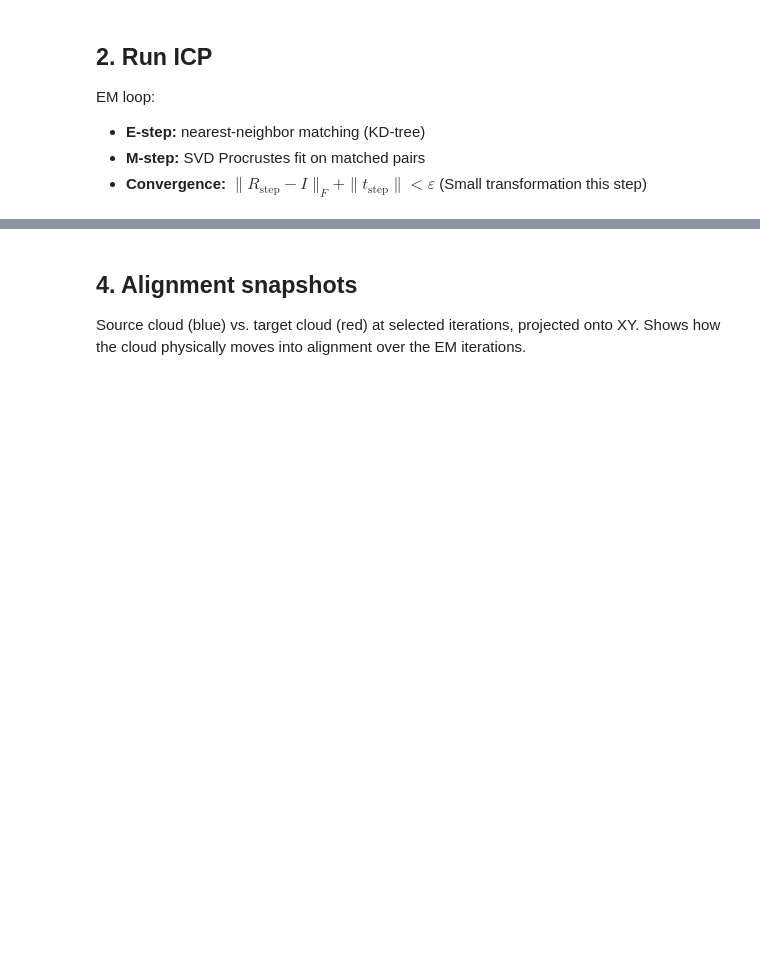
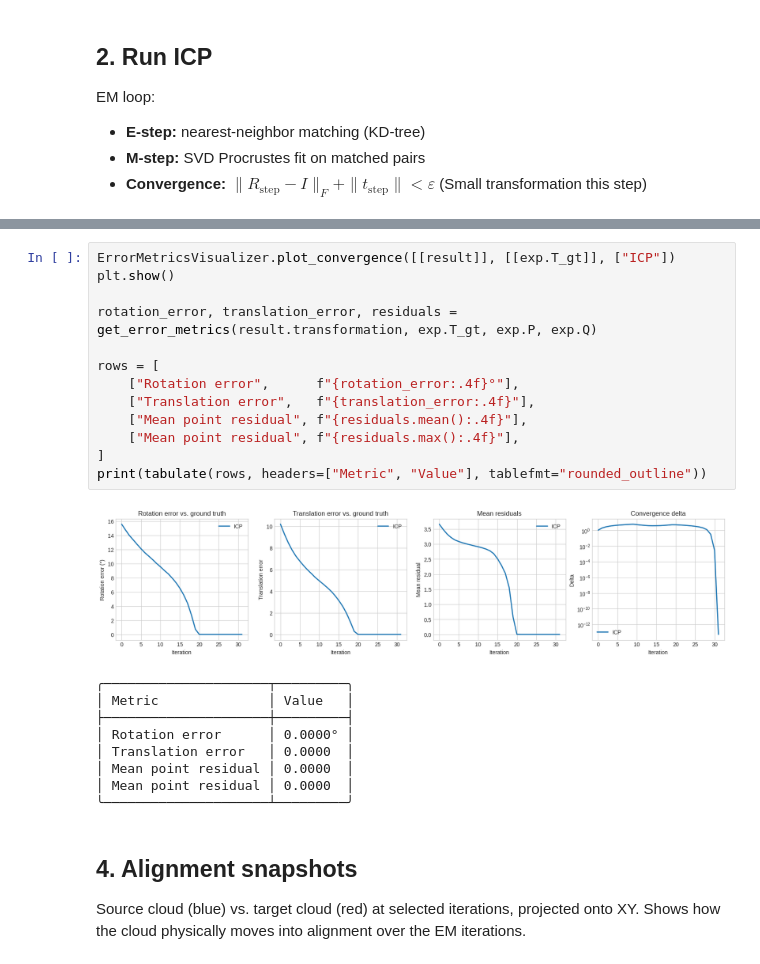
Before and after one commit to AdrianDegenkolb/TransformationRecovery, a Jupyter notebook: notebooks/2_icp.ipynb, the cells around one changed output, grey strips where cells are left out. Drawn from its saved outputs; the diff is of its cells as text; blank space fills up the shorter version.

```diff
--- a/notebooks/2_icp.ipynb
+++ b/notebooks/2_icp.ipynb
@@ -87,3 +72,26 @@ print(tabulate(rows, headers=["Metric", "Value"], tablefmt="rounded_outline"))
+# %%
+ErrorMetricsVisualizer.plot_convergence([[result]], [[exp.T_gt]], ["ICP"])
+plt.show()
+
+rotation_error, translation_error, residuals = get_error_metrics(result.transformation, exp.T_gt, exp.P, exp.Q)
+
+rows = [
+    ["Rotation error",      f"{rotation_error:.4f}°"],
+    ["Translation error",   f"{translation_error:.4f}"],
+    ["Mean point residual", f"{residuals.mean():.4f}"],
+    ["Mean point residual", f"{residuals.max():.4f}"],
+]
+print(tabulate(rows, headers=["Metric", "Value"], tablefmt="rounded_outline"))
+# %% [output]
+[figure, added]
+╭─────────────────────┬─────────╮
+│ Metric              │ Value   │
+├─────────────────────┼─────────┤
+│ Rotation error      │ 0.0000° │
+│ Translation error   │ 0.0000  │
+│ Mean point residual │ 0.0000  │
+│ Mean point residual │ 0.0000  │
+╰─────────────────────┴─────────╯
 # %% [markdown]
 ## 4. Alignment snapshots
 
```
Also changed, not shown: parts of 12 cells of this notebook, 10 other files.
